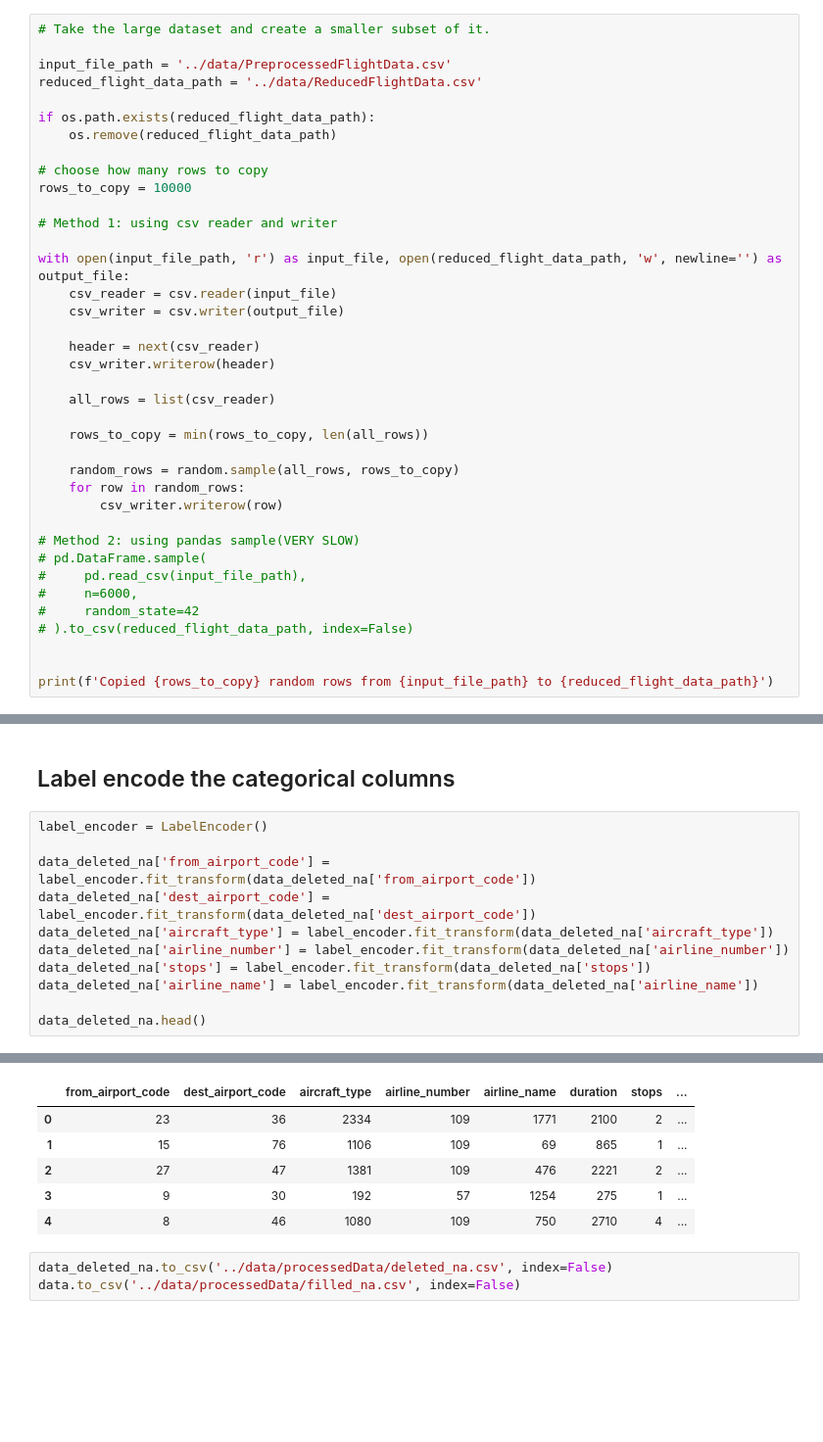
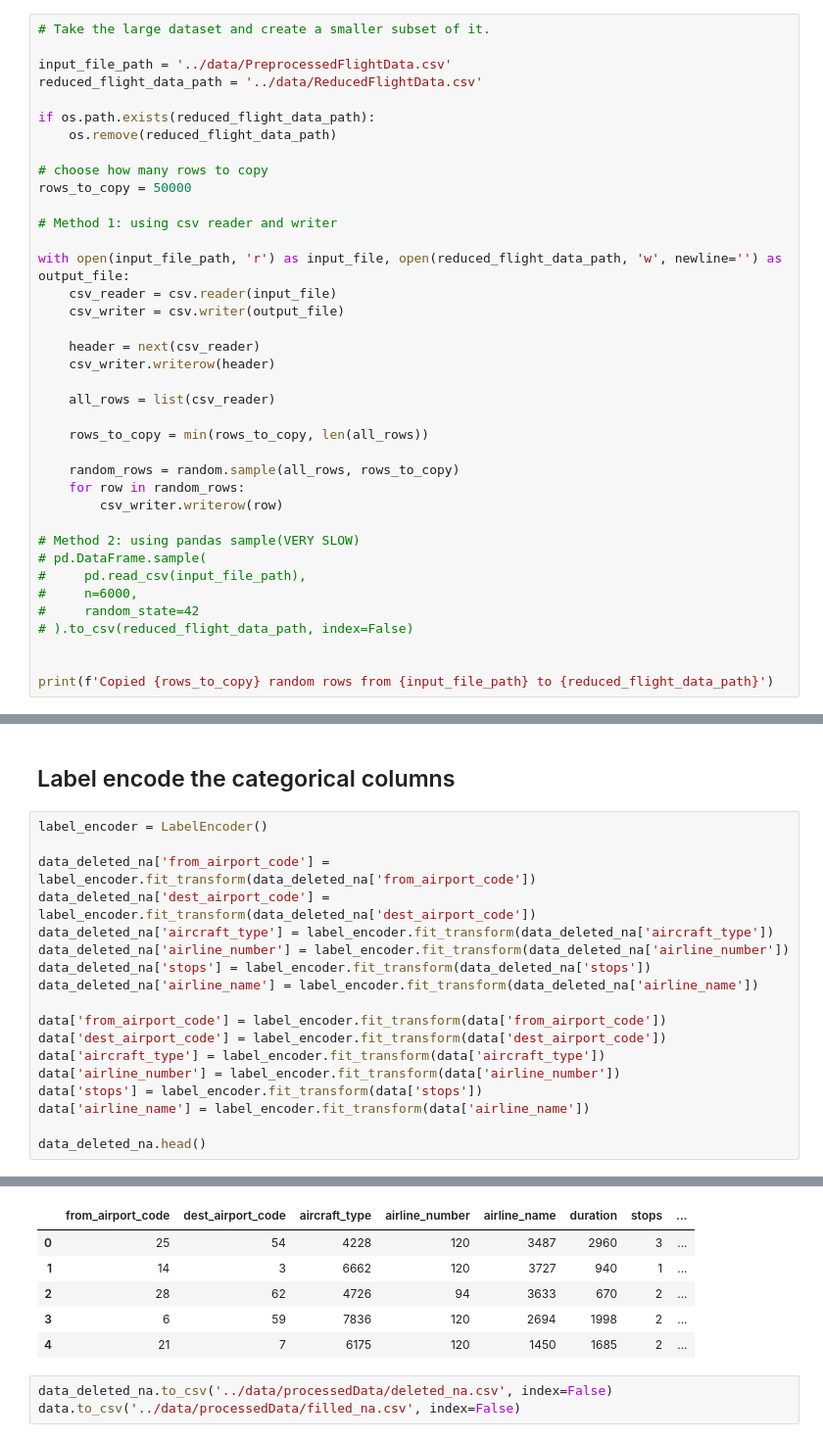
Before and after one commit to pashioya/dimension-reduction-dynamos, a Jupyter notebook: Machine Learning/data-preprocessing/data_pre-processing.ipynb, the cells around one changed output, grey strips where cells are left out. Shown at 98% size. Drawn from its saved outputs; the diff is of its cells as text; blank space fills up the shorter version.

```diff
--- a/Machine Learning/data-preprocessing/data_pre-processing.ipynb
+++ b/Machine Learning/data-preprocessing/data_pre-processing.ipynb
@@ -90,7 +90,7 @@ if os.path.exists(reduced_flight_data_path):
     os.remove(reduced_flight_data_path)
 
 # choose how many rows to copy
-rows_to_copy = 10000
+rows_to_copy = 50000
 
 # Method 1: using csv reader and writer
 
@@ -305,5 +314,12 @@ data_deleted_na['airline_number'] = label_encoder.fit_transform(data_deleted_na[
 data_deleted_na['stops'] = label_encoder.fit_transform(data_deleted_na['stops'])
 data_deleted_na['airline_name'] = label_encoder.fit_transform(data_deleted_na['airline_name'])
 
+data['from_airport_code'] = label_encoder.fit_transform(data['from_airport_code'])
+data['dest_airport_code'] = label_encoder.fit_transform(data['dest_airport_code'])
+data['aircraft_type'] = label_encoder.fit_transform(data['aircraft_type'])
+data['airline_number'] = label_encoder.fit_transform(data['airline_number'])
+data['stops'] = label_encoder.fit_transform(data['stops'])
+data['airline_name'] = label_encoder.fit_transform(data['airline_name'])
+
 data_deleted_na.head()
 # %% [output]
@@ -310,9 +343,9 @@ data_deleted_na.head()
 |  | from_airport_code | dest_airport_code | aircraft_type | airline_number | airline_name | duration | stops | ... |
-| 0 | 23 | 36 | 2334 | 109 | 1771 | 2100 | 2 | ... |
-| 1 | 15 | 76 | 1106 | 109 | 69 | 865 | 1 | ... |
-| 2 | 27 | 47 | 1381 | 109 | 476 | 2221 | 2 | ... |
-| 3 | 9 | 30 | 192 | 57 | 1254 | 275 | 1 | ... |
-| 4 | 8 | 46 | 1080 | 109 | 750 | 2710 | 4 | ... |
+| 0 | 25 | 54 | 4228 | 120 | 3487 | 2960 | 3 | ... |
+| 1 | 14 | 3 | 6662 | 120 | 3727 | 940 | 1 | ... |
+| 2 | 28 | 62 | 4726 | 94 | 3633 | 670 | 2 | ... |
+| 3 | 6 | 59 | 7836 | 120 | 2694 | 1998 | 2 | ... |
+| 4 | 21 | 7 | 6175 | 120 | 1450 | 1685 | 2 | ... |
 # %%
 data_deleted_na.to_csv('../data/processedData/deleted_na.csv', index=False)
 data.to_csv('../data/processedData/filled_na.csv', index=False)
```
Also changed, not shown: parts of 14 cells of this notebook, 3 other files.
